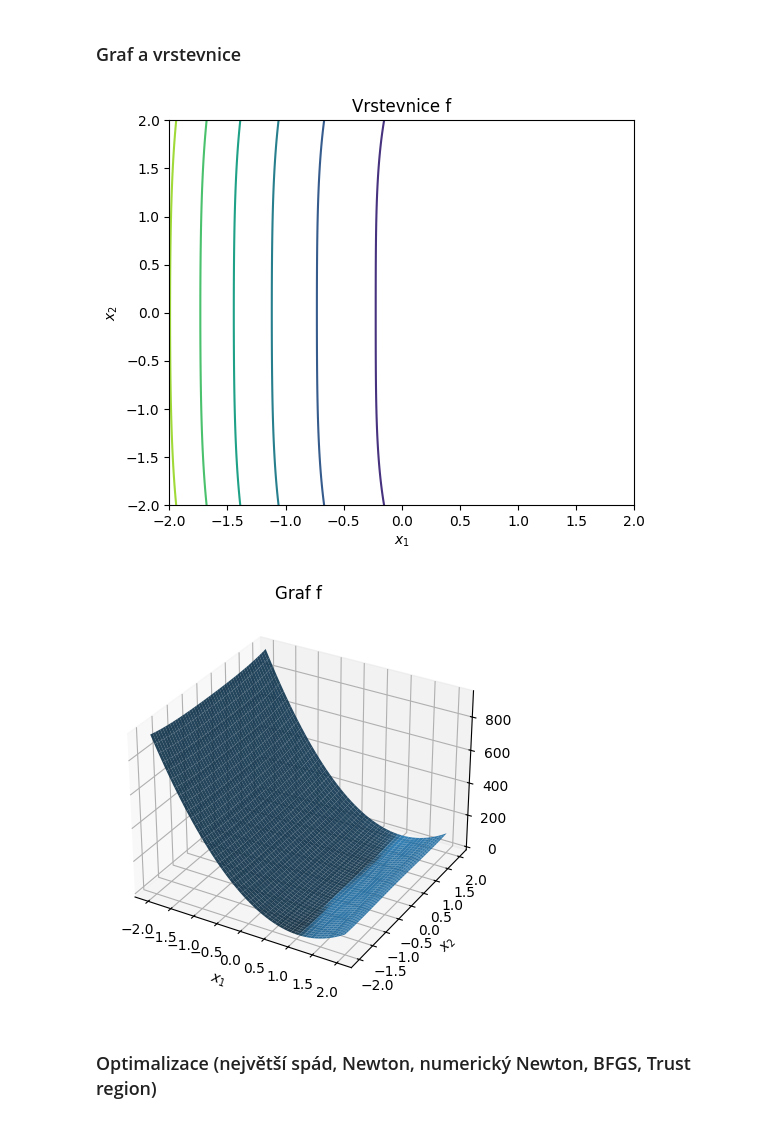
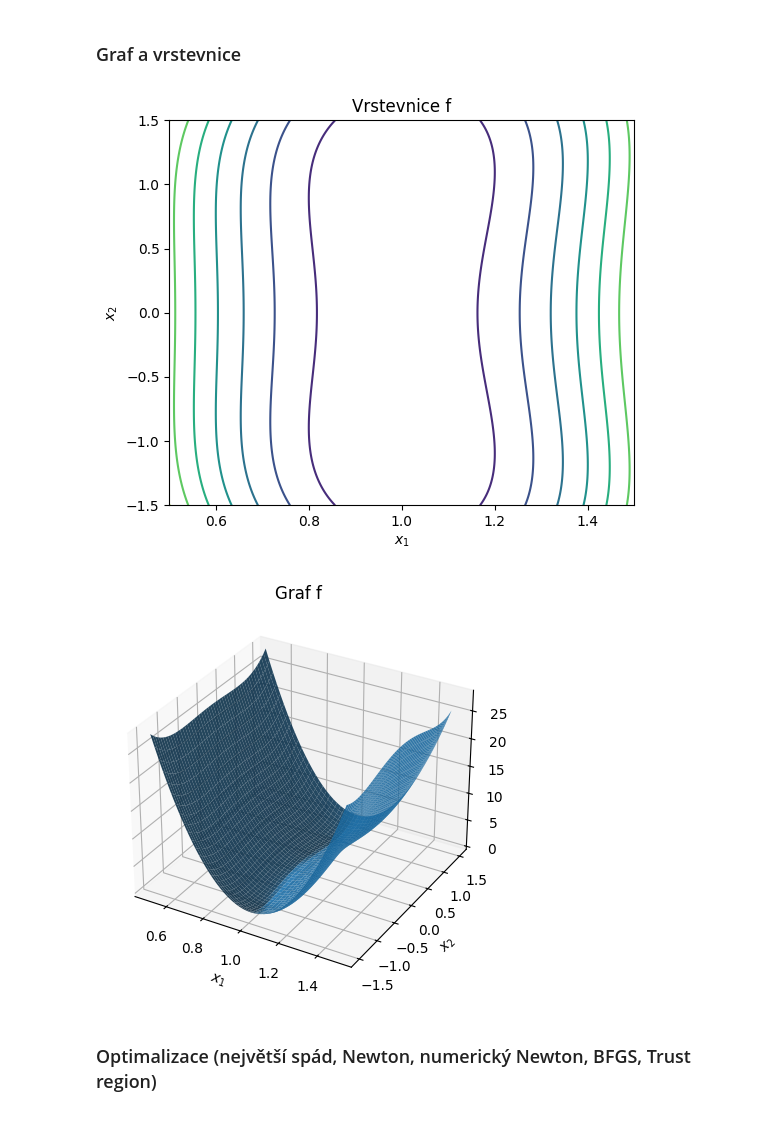
Before and after one commit to dancaseb/metody-optimalizace, a Jupyter notebook: projekt.ipynb, the cells around one changed output. Drawn from its saved outputs; the diff is of its cells as text; code cells hidden in the pictures.

```diff
--- a/projekt.ipynb
+++ b/projekt.ipynb
@@ -111,31 +111,31 @@ def num_hess(fun, x, eps=1e-4):
 # %% [markdown]
 ### Graf a vrstevnice
 # %%
-x1 = np.linspace(-2.0, 2.0, 401)
-x2 = np.linspace(-2.0, 2.0, 401)
+x1 = np.linspace(0.5, 1.5, 401)
+x2 = np.linspace(-1.5, 1.5, 401)
 X1, X2 = np.meshgrid(x1, x2)
 Z = (X1 - X2**2)**2 + 100.0 * (1.0 - X1)**2
 
 plt.figure(figsize=(6, 5))
 plt.contour(X1, X2, Z)
 
 plt.xlabel(r"$x_1$")
 plt.ylabel(r"$x_2$")
 plt.title("Vrstevnice f")
 plt.show()
 
 from mpl_toolkits.mplot3d import Axes3D  # noqa: F401
 fig = plt.figure(figsize=(7, 5))
 ax = fig.add_subplot(111, projection="3d")
 ax.plot_surface(X1, X2, Z, rstride=8, cstride=8, linewidth=0, antialiased=True, alpha=0.9)
 ax.set_xlabel(r"$x_1$")
 ax.set_ylabel(r"$x_2$")
 ax.set_zlabel("f")
 ax.set_title("Graf f")
 plt.show()
 # %% [output]
-[figure, old version]
+[figure, new version]
-[figure, old version]
+[figure, new version]
 # %% [markdown]
 ### Optimalizace (největší spád, Newton, numerický Newton, BFGS, Trust region)
 # %%
```
Also changed, not shown: parts of 7 cells of this notebook.
